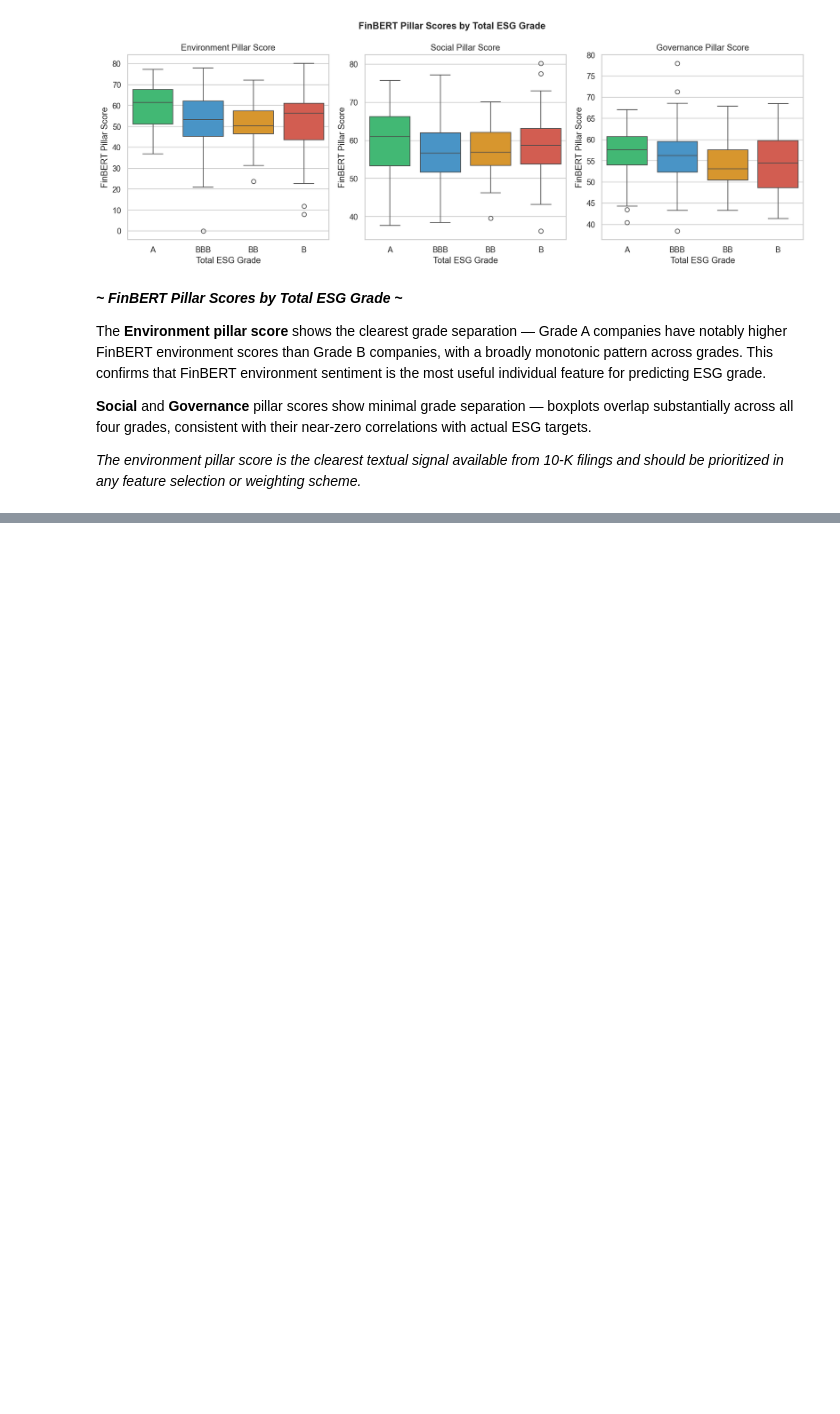
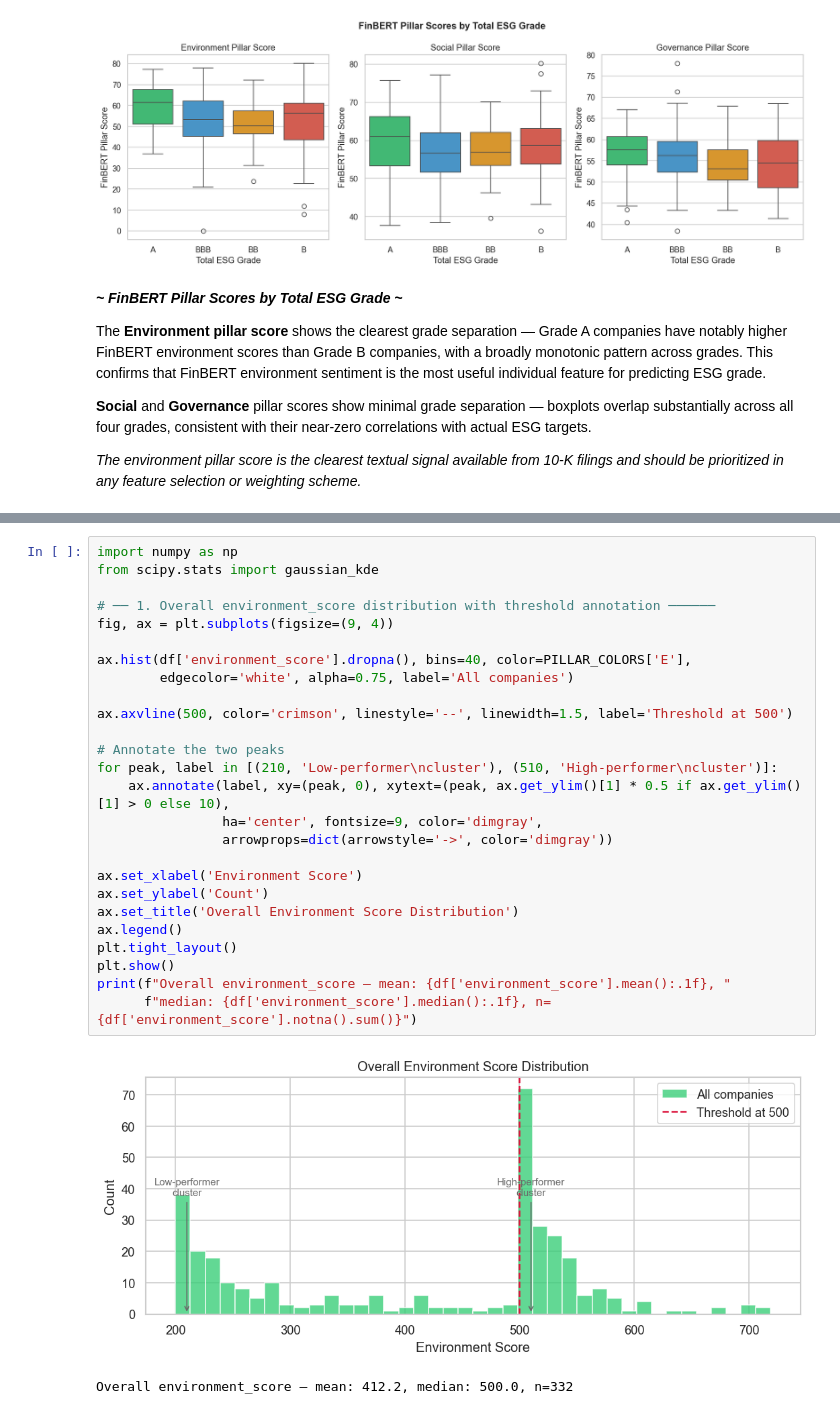
Before and after one commit to SU-IST707-SP26/group-project-machine-learners, a Jupyter notebook: work/EDA_10-K_filings.ipynb, the cells around one changed output, grey strips where cells are left out. Cells and saved outputs as stored; diff of their text form; blank space fills up the shorter version.

Commit message:
Addressed some of the concerns in feedback.md including within industry bimodality, umap, and threshold exploration

```diff
--- a/work/EDA_10-K_filings.ipynb
+++ b/work/EDA_10-K_filings.ipynb
@@ -630,0 +637,29 @@ The **Environment pillar score** shows the clearest grade separation — Grade A
+# %%
+import numpy as np
+from scipy.stats import gaussian_kde
+
+# ── 1. Overall environment_score distribution with threshold annotation ──────
+fig, ax = plt.subplots(figsize=(9, 4))
+
+ax.hist(df['environment_score'].dropna(), bins=40, color=PILLAR_COLORS['E'],
+        edgecolor='white', alpha=0.75, label='All companies')
+
+ax.axvline(500, color='crimson', linestyle='--', linewidth=1.5, label='Threshold at 500')
+
+# Annotate the two peaks
+for peak, label in [(210, 'Low-performer\ncluster'), (510, 'High-performer\ncluster')]:
+    ax.annotate(label, xy=(peak, 0), xytext=(peak, ax.get_ylim()[1] * 0.5 if ax.get_ylim()[1] > 0 else 10),
+                ha='center', fontsize=9, color='dimgray',
+                arrowprops=dict(arrowstyle='->', color='dimgray'))
+
+ax.set_xlabel('Environment Score')
+ax.set_ylabel('Count')
+ax.set_title('Overall Environment Score Distribution')
+ax.legend()
+plt.tight_layout()
+plt.show()
+print(f"Overall environment_score — mean: {df['environment_score'].mean():.1f}, "
+      f"median: {df['environment_score'].median():.1f}, n={df['environment_score'].notna().sum()}")
+# %% [output]
+[figure, added]
+Overall environment_score — mean: 412.2, median: 500.0, n=332
```
Also changed, not shown: parts of 18 cells of this notebook, 3 other files.
